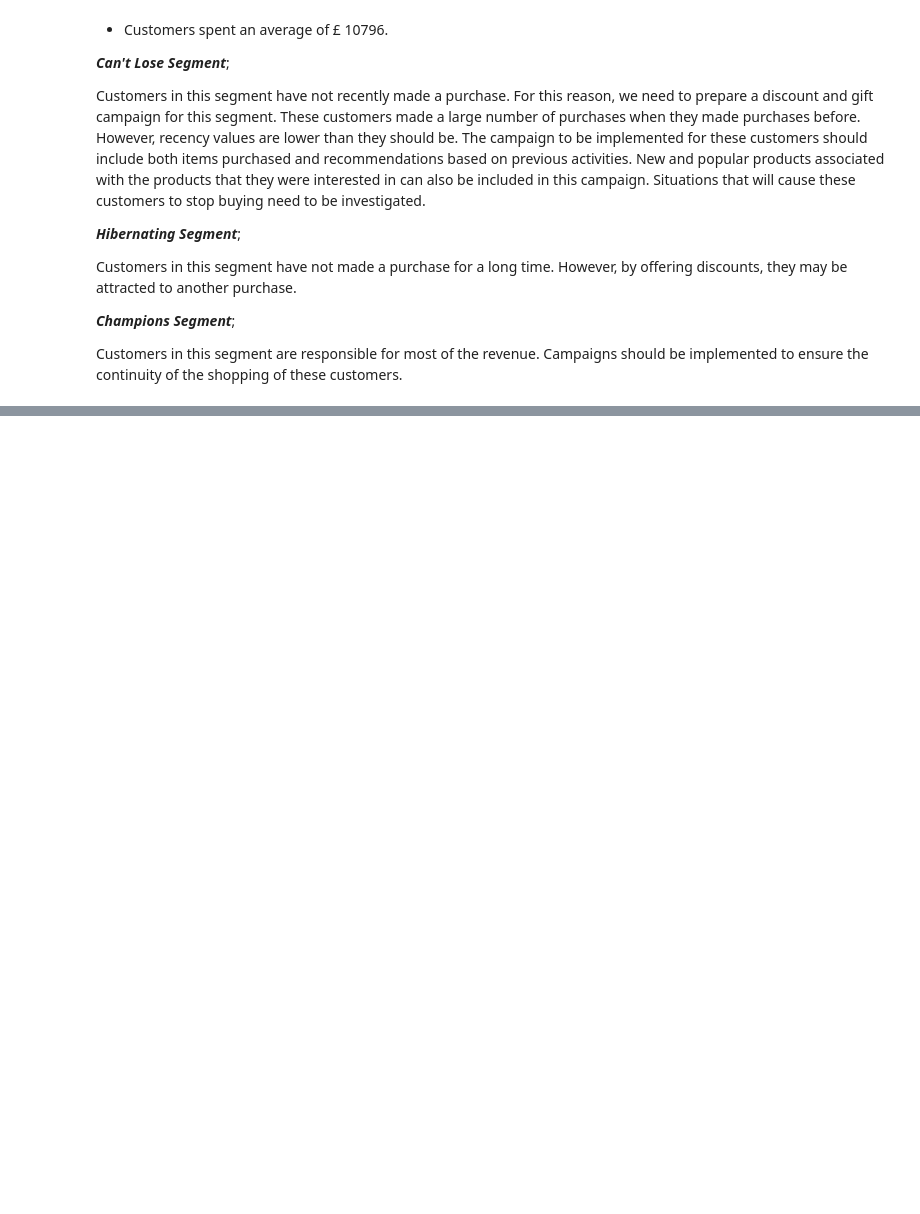
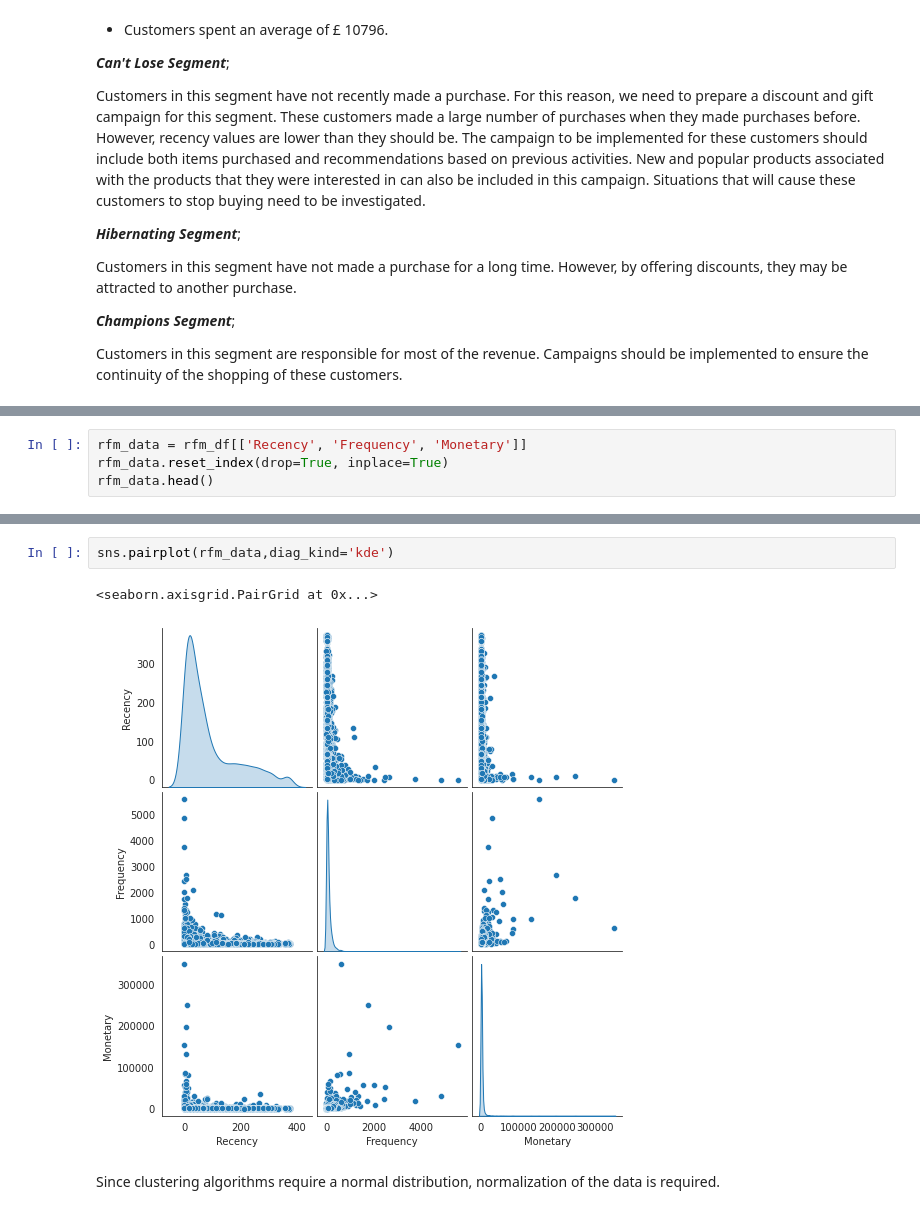
Before and after one commit to TharindaAdhikari/ML_Assignment2_IT19037752_IT19047966_IT19189390, a Jupyter notebook: Customer_Segmentaion.ipynb, the cells around one changed output, grey strips where cells are left out. Drawn from its saved outputs; the diff is of its cells as text; blank space fills up the shorter version.

```diff
--- a/Customer_Segmentaion.ipynb
+++ b/Customer_Segmentaion.ipynb
@@ -747,0 +763,4 @@ Customers in this segment are responsible for most of the revenue. Campaigns sho
+# %%
+rfm_data = rfm_df[['Recency', 'Frequency', 'Monetary']]
+rfm_data.reset_index(drop=True, inplace=True)
+rfm_data.head()
@@ -747,0 +774,7 @@ Customers in this segment are responsible for most of the revenue. Campaigns sho
+# %%
+sns.pairplot(rfm_data,diag_kind='kde')
+# %% [output]
+<seaborn.axisgrid.PairGrid at 0x...>
+[figure, added]
+# %% [markdown]
+Since clustering algorithms require a normal distribution, normalization of the data is required.
```
Also changed, not shown: parts of 25 cells of this notebook.
